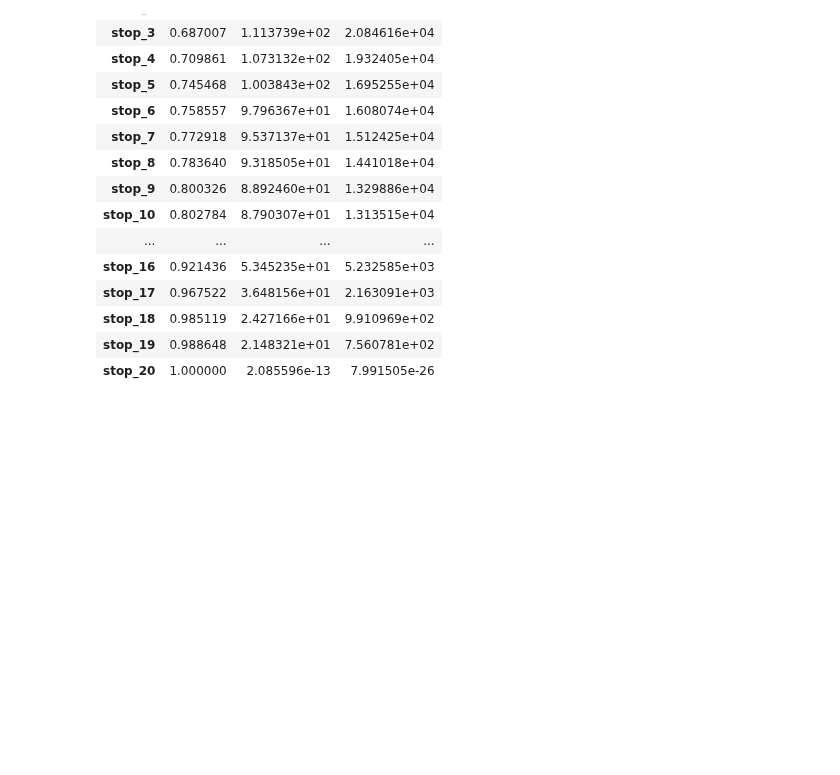
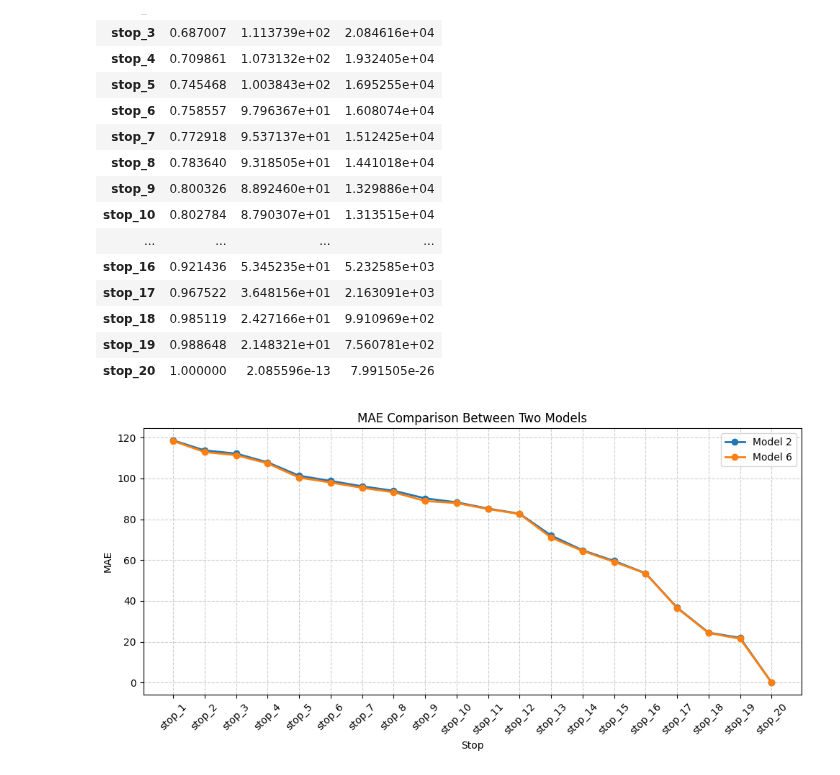
Before and after one commit to Gioalf/AH2179, a Jupyter notebook: project/AIprojectGioAlf.ipynb, the cells around one changed output. Drawn from its saved outputs; the diff is of its cells as text; code cells hidden in the pictures; blank space fills up the shorter version.

Commit message:
model 7

```diff
--- a/project/AIprojectGioAlf.ipynb
+++ b/project/AIprojectGioAlf.ipynb
@@ -1457,3 +1473,25 @@ pd.DataFrame(results6).T
 | stop_18 | 0.985119 | 2.427166e+01 | 9.910969e+02 |
 | stop_19 | 0.988648 | 2.148321e+01 | 7.560781e+02 |
 | stop_20 | 1.000000 | 2.085596e-13 | 7.991505e-26 |
+# %%
+import matplotlib.pyplot as plt
+
+# --- Extract MAE values ---
+stops = list(results2.keys())
+mae2 = [v['MAE'] for v in results2.values()]
+mae6 = [v['MAE'] for v in results6.values()]
+
+# --- Plot ---
+plt.figure(figsize=(10,5))
+plt.plot(stops, mae2, marker='o', label='Model 2', linewidth=2)
+plt.plot(stops, mae6, marker='o', label='Model 6', linewidth=2)
+plt.xticks(rotation=45)
+plt.xlabel('Stop')
+plt.ylabel('MAE')
+plt.title('MAE Comparison Between Two Models')
+plt.legend()
+plt.grid(True, linestyle='--', alpha=0.6)
+plt.tight_layout()
+plt.show()
+# %% [output]
+[figure, added]
```
Also changed, not shown: parts of 10 cells of this notebook.
